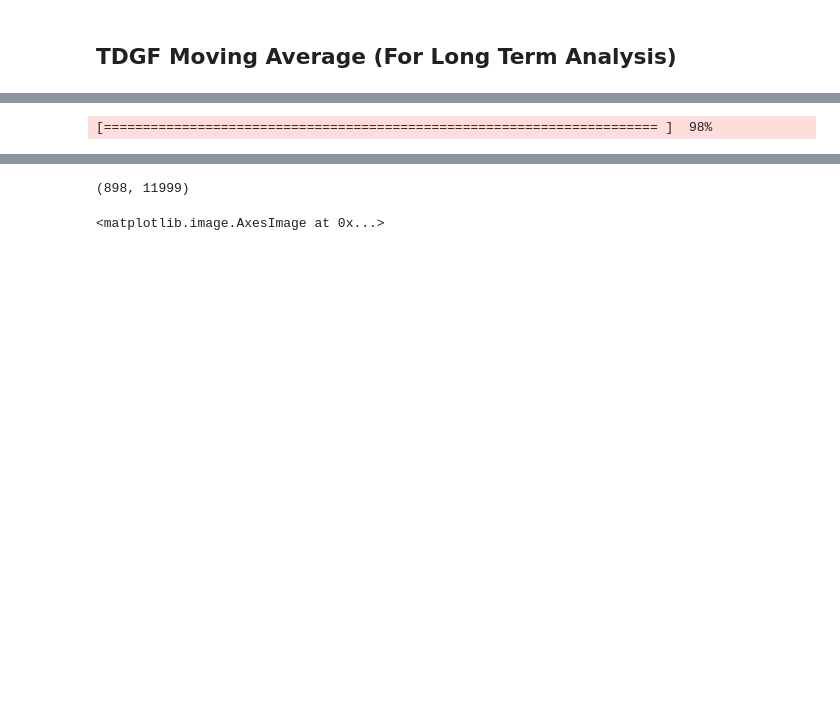
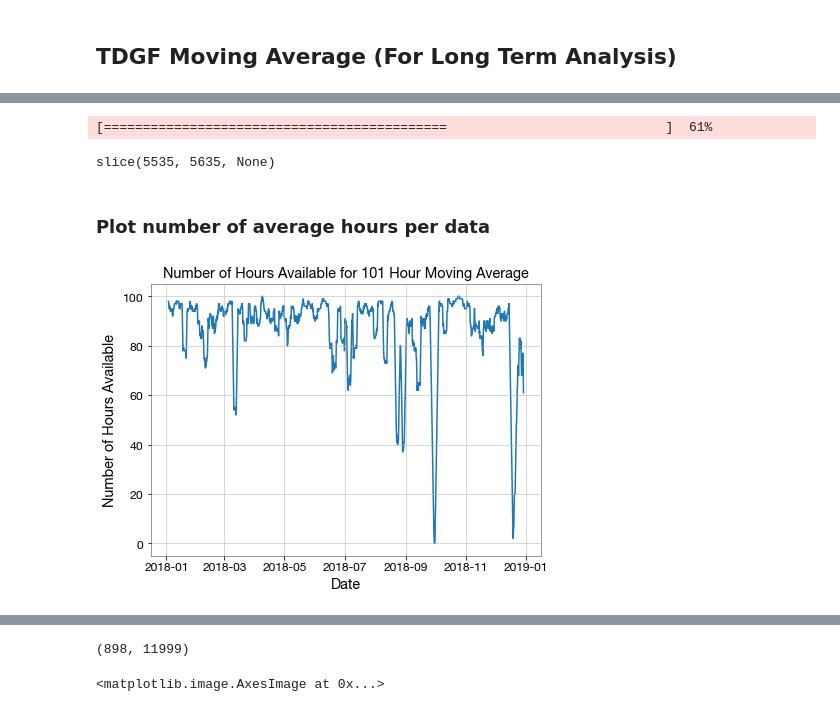
Before and after one commit to John-Ragland/Noise_Interferometry, a Jupyter notebook: Scripts/NCF_Analysis.ipynb, the cells around one changed output, grey strips where cells are left out. Saved outputs shown, nothing was run; the diff lists cells and outputs as text; code cells hidden in the pictures; blank space fills up the shorter version.

```diff
--- a/Scripts/NCF_Analysis.ipynb
+++ b/Scripts/NCF_Analysis.ipynb
@@ -359,6 +359,9 @@ exp1.plot_map_bearing(bearing)
 # %% [markdown]
 ## TDGF Moving Average (For Long Term Analysis)
 # %%
-file_name = "/Users/jhrag/Code/Noise_Interferometry/NCFs/MJ03F-MJ03E/2017"
+file_name = "/Users/jhrag/Code/ocean_acoustics/Noise_Interferometry/NCFs/MJ03F-MJ03E/2018"
 exp1 = analysis.NCCF_experiment(file_name, verbose=True)
+
+#exp1.available_hours(savefig=True)
+#print(exp1.num_available)
 # %% [output]
@@ -374,6 +377,23 @@ Specific Notes: Butterworth and Hann Window for whitening. Longterm Analysis
 Distance Between Nodes: 3.186 km
 Bearing from node 1 to 2: 121.6 °
 # %%
-tdgf = exp1.MA_TDGF(101,1,start_hour=0,end_hour=1000)
+nccfs_array = exp1.MA_TDGF(11,1,start_hour=0,end_hour=100, verbose=True)
 # %% [output]
-[======================================================================= ]  98%
+[============================================                            ]  61%
+# %%
+print(nccfs_array.peak_slices['dA'])
+# %% [output]
+slice(5535, 5635, None)
+# %% [markdown]
+### Plot number of average hours per data
+# %%
+fig = plt.figure(figsize=(7,5))
+
+plt.plot(nccfs_array.dates, nccfs_array.num_available)
+plt.title('Number of Hours Available for 101 Hour Moving Average')
+plt.ylabel('Number of Hours Available')
+plt.xlabel('Date')
+
+fig.savefig('num_available_2018.png',dpi=400)
+# %% [output]
+[figure, added]
```
Also changed, not shown: parts of 24 cells of this notebook, 10 other files.
